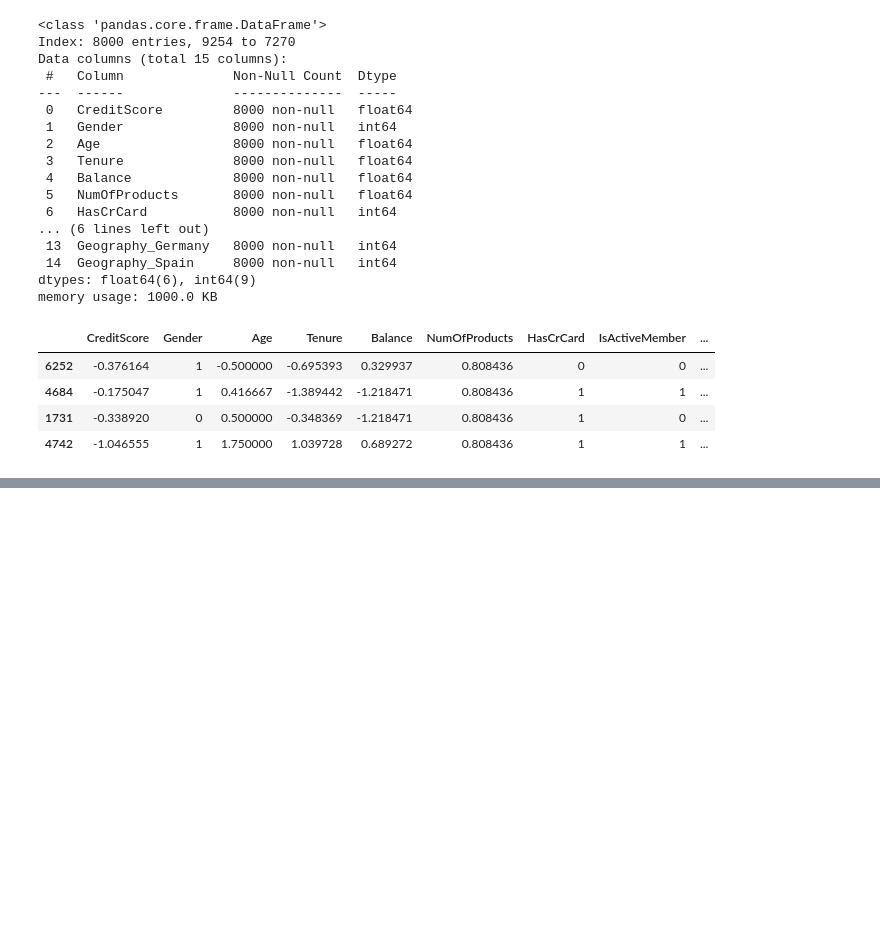
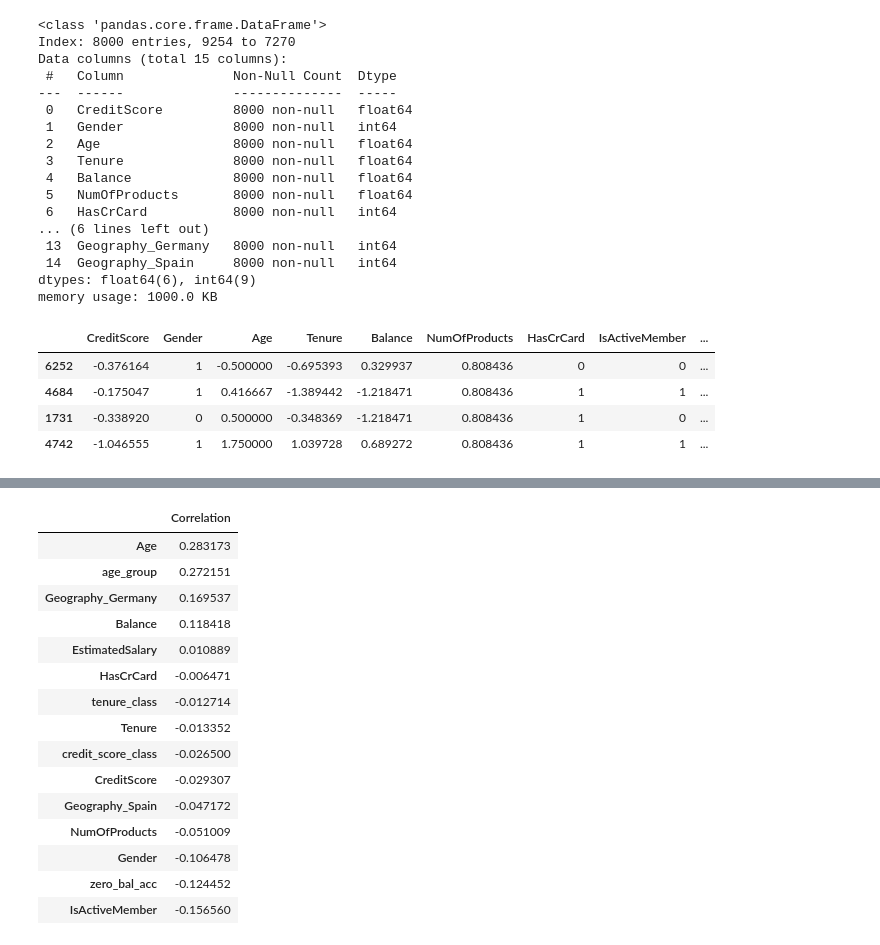
Before and after one commit to karansingh-chauhan/bank-customer-churn-modeling, a Jupyter notebook: notebook/FEATURE_ENG.IPYNB, the cells around one changed output, grey strips where cells are left out. Drawn from its saved outputs; the diff is of its cells as text; code cells hidden in the pictures; blank space fills up the shorter version.

```diff
--- a/notebook/FEATURE_ENG.IPYNB
+++ b/notebook/FEATURE_ENG.IPYNB
@@ -423,0 +432,23 @@ x_test.head(4)
+# %%
+# correlation with output variable
+corr_score=x_train.corrwith(y_train)
+corr_df=pd.DataFrame({'Correlation':corr_score})
+corr_df = corr_df.sort_values('Correlation', ascending=False)
+corr_df
+# %% [output]
+|  | Correlation |
+| Age | 0.283173 |
+| age_group | 0.272151 |
+| Geography_Germany | 0.169537 |
+| Balance | 0.118418 |
+| EstimatedSalary | 0.010889 |
+| HasCrCard | -0.006471 |
+| tenure_class | -0.012714 |
+| Tenure | -0.013352 |
+| credit_score_class | -0.026500 |
+| CreditScore | -0.029307 |
+| Geography_Spain | -0.047172 |
+| NumOfProducts | -0.051009 |
+| Gender | -0.106478 |
+| zero_bal_acc | -0.124452 |
+| IsActiveMember | -0.156560 |
```
Also changed, not shown: parts of 4 cells of this notebook.
